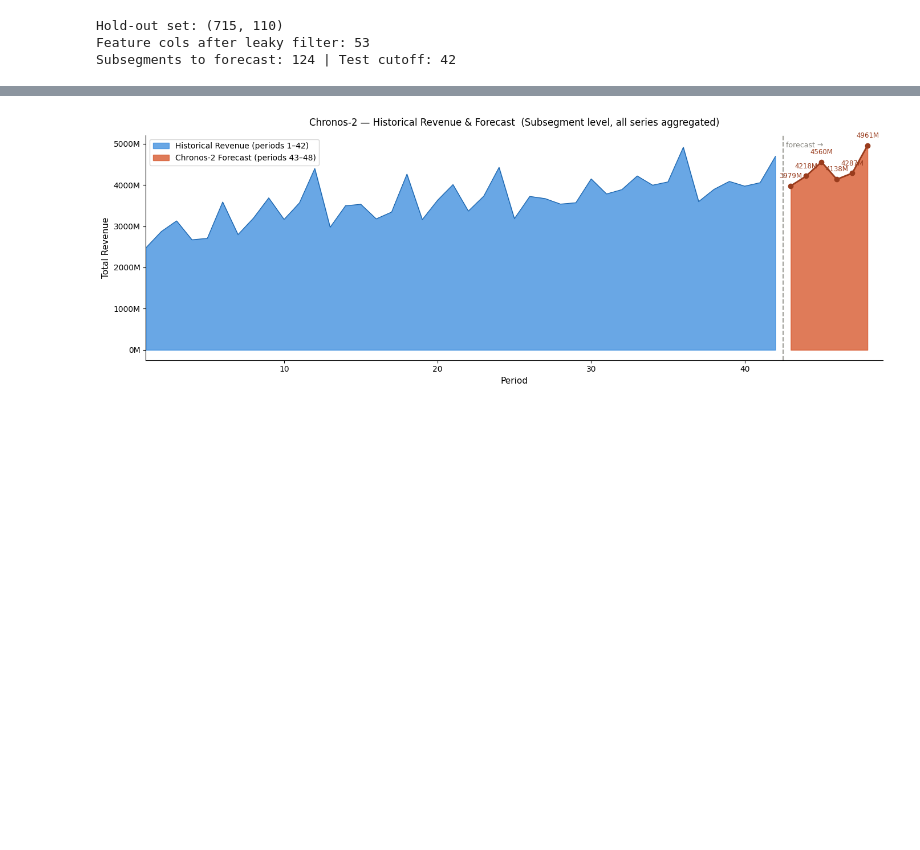
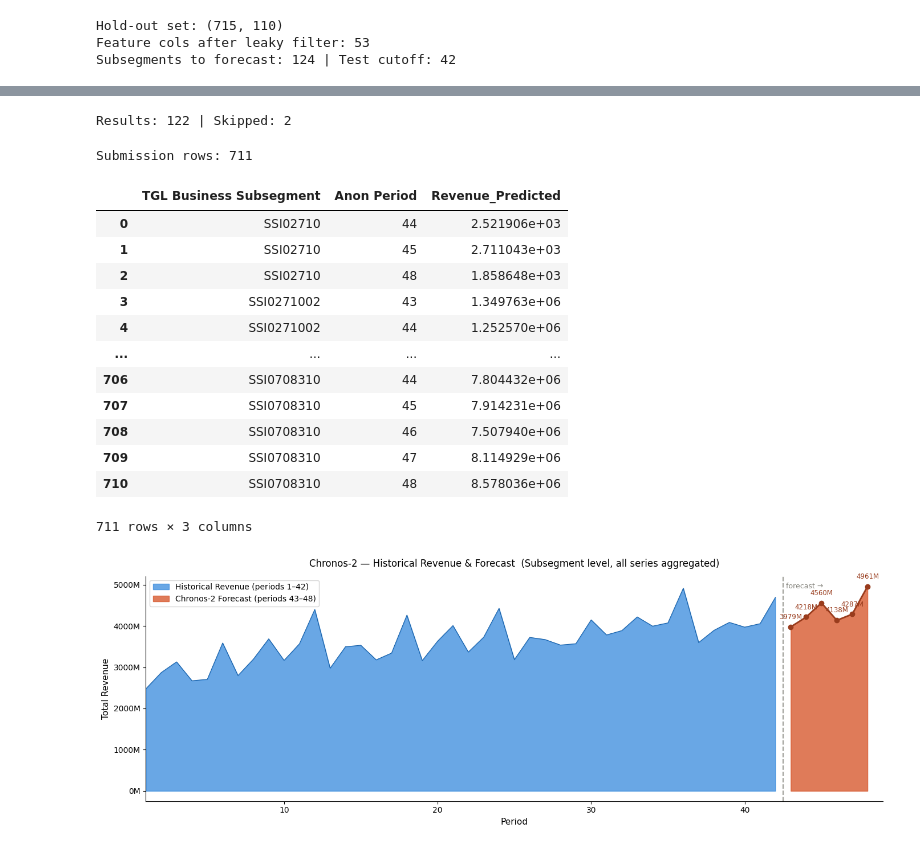
Before and after one commit to RuiSousaFerreiraIMS/Siemens_Advanta_BC, a Jupyter notebook: notebooks/6c)PretrainedModels/chronos_restructured.ipynb, the cells around one changed output, grey strips where cells are left out. Saved outputs shown, nothing was run; the diff lists cells and outputs as text; code cells hidden in the pictures; blank space fills up the shorter version.

Commit message:
Add external pipeline function and simplyfy modeling approach

```diff
--- a/notebooks/6c)PretrainedModels/chronos_restructured.ipynb
+++ b/notebooks/6c)PretrainedModels/chronos_restructured.ipynb
@@ -297,0 +144,15 @@ Chronos-2 — RMSE: 8,349,693 | wMAPE: 9.9% | R²: 0.9850
+# %%
+# ── Batch predict — validation (single GPU call) ──
+val_pred_df = chronos2_pipeline.predict_df(
+    val_batch_df,
+    prediction_length=HORIZON,
+    quantile_levels=[0.5],
+    id_column='id',
+    timestamp_column='timestamp',
+    target='target',
+)
+chronos2_results = {
+    seg: grp['0.5'].values
+    for seg, grp in val_pred_df.groupby('id')
+}
+print(f'Results: {len(chronos2_results)}/{len(subsegments)}')
@@ -429,3 +235,49 @@ submission_df
+# %%
+# ── Batch predict — test (single GPU call) ──
+test_pred_df = chronos2_pipeline.predict_df(
+    test_batch_df,
+    prediction_length=HORIZON,
+    quantile_levels=[0.5],
+    id_column='id',
+    timestamp_column='timestamp',
+    target='target',
+)
+chronos2_test_results = {
+    seg: grp['0.5'].values
+    for seg, grp in test_pred_df.groupby('id')
+}
+print(f'Results: {len(chronos2_test_results)} | Skipped: {len(test_skipped)}')
+# %% [output]
+Results: 122 | Skipped: 2
+# %%
+# ── Build submission DataFrame ──
+rows = [
+    {SUBSEG_COL: seg, PERIOD_COL: TEST_CUTOFF + 1 + t, 'Revenue_Predicted': float(p)}
+    for seg, preds in chronos2_test_results.items()
+    for t, p in enumerate(preds)
+]
+submission_df = (
+    pd.DataFrame(rows)
+    .merge(val_blind[[SUBSEG_COL, PERIOD_COL]], on=[SUBSEG_COL, PERIOD_COL], how='inner')
+    .reset_index(drop=True)
+)
+print(f'Submission rows: {len(submission_df)}')  # sollte 715 sein
+submission_df
+# %% [output]
+Submission rows: 711
+|  | TGL Business Subsegment | Anon Period | Revenue_Predicted |
+| 0 | SSI02710 | 44 | 2.521906e+03 |
+| 1 | SSI02710 | 45 | 2.711043e+03 |
+| 2 | SSI02710 | 48 | 1.858648e+03 |
+| 3 | SSI0271002 | 43 | 1.349763e+06 |
+| 4 | SSI0271002 | 44 | 1.252570e+06 |
+| ... | ... | ... | ... |
+| 706 | SSI0708310 | 44 | 7.804432e+06 |
+| 707 | SSI0708310 | 45 | 7.914231e+06 |
+| 708 | SSI0708310 | 46 | 7.507940e+06 |
+| 709 | SSI0708310 | 47 | 8.114929e+06 |
+| 710 | SSI0708310 | 48 | 8.578036e+06 |
+711 rows × 3 columns
 # %%
 # ── Plot blind forecast ──
 OUTPUT_DIR.mkdir(parents=True, exist_ok=True)
```
Also changed, not shown: parts of 18 cells of this notebook.
